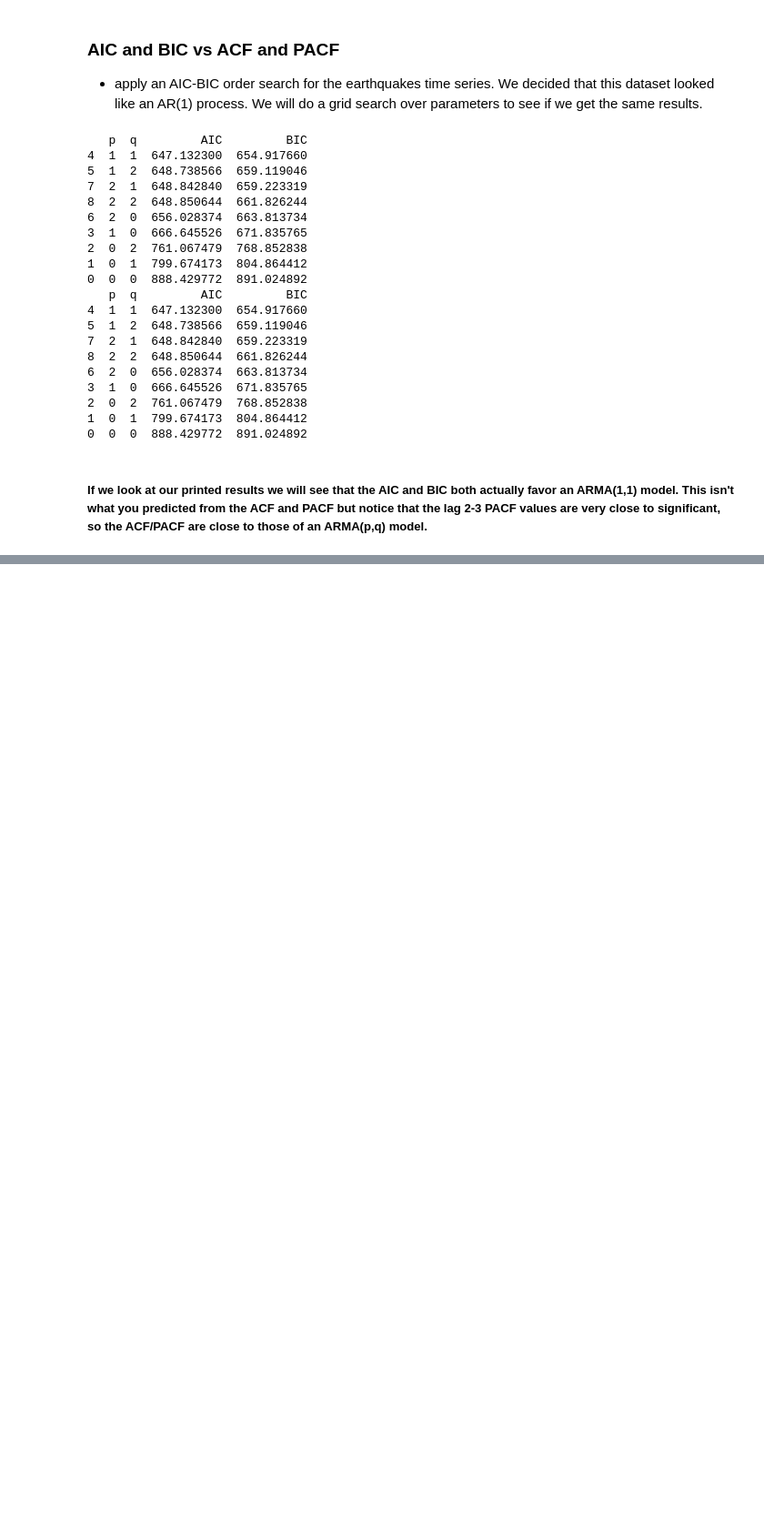
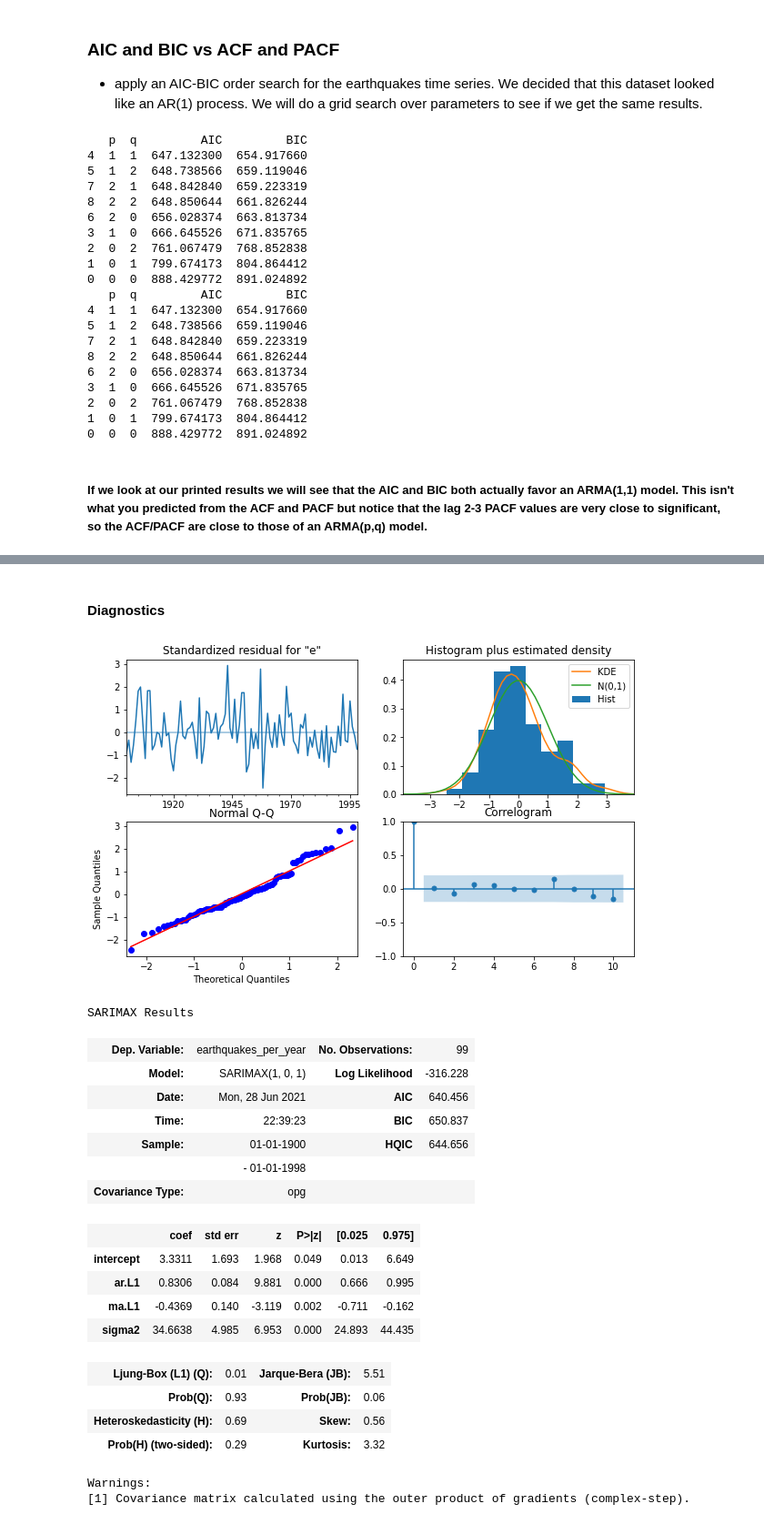
Before and after one commit to naikshubham/Forecasting-using-Python, a Jupyter notebook: Forecasting.ipynb, the cells around one changed output, grey strips where cells are left out. Shown at 91% size. Drawn from its saved outputs; the diff is of its cells as text; code cells hidden in the pictures; blank space fills up the shorter version.

```diff
--- a/Forecasting.ipynb
+++ b/Forecasting.ipynb
@@ -434,0 +616,34 @@ print(order_df.sort_values(by='BIC', ascending=True))
+# %% [markdown]
+#### Diagnostics
+# %%
+# Create and fit model
+model = SARIMAX(earthquakes, order=(1,0,1), trend='c')
+results = model.fit()
+
+# Create the 4 diagostics plots
+results.plot_diagnostics()
+plt.show()
+
+# Print summary
+results.summary()
+# %% [output]
+[figure, added]
+SARIMAX Results
+| Dep. Variable: | earthquakes_per_year | No. Observations: | 99 |
+| Model: | SARIMAX(1, 0, 1) | Log Likelihood | -316.228 |
+| Date: | Mon, 28 Jun 2021 | AIC | 640.456 |
+| Time: | 22:39:23 | BIC | 650.837 |
+| Sample: | 01-01-1900 | HQIC | 644.656 |
+|  | - 01-01-1998 |  |  |
+| Covariance Type: | opg |  |  |
+|  | coef | std err | z | P>|z| | [0.025 | 0.975] |
+| intercept | 3.3311 | 1.693 | 1.968 | 0.049 | 0.013 | 6.649 |
+| ar.L1 | 0.8306 | 0.084 | 9.881 | 0.000 | 0.666 | 0.995 |
+| ma.L1 | -0.4369 | 0.140 | -3.119 | 0.002 | -0.711 | -0.162 |
+| sigma2 | 34.6638 | 4.985 | 6.953 | 0.000 | 24.893 | 44.435 |
+| Ljung-Box (L1) (Q): | 0.01 | Jarque-Bera (JB): | 5.51 |
+| Prob(Q): | 0.93 | Prob(JB): | 0.06 |
+| Heteroskedasticity (H): | 0.69 | Skew: | 0.56 |
+| Prob(H) (two-sided): | 0.29 | Kurtosis: | 3.32 |
+Warnings:
+[1] Covariance matrix calculated using the outer product of gradients (complex-step).
```
Also changed, not shown: parts of 25 cells of this notebook.
